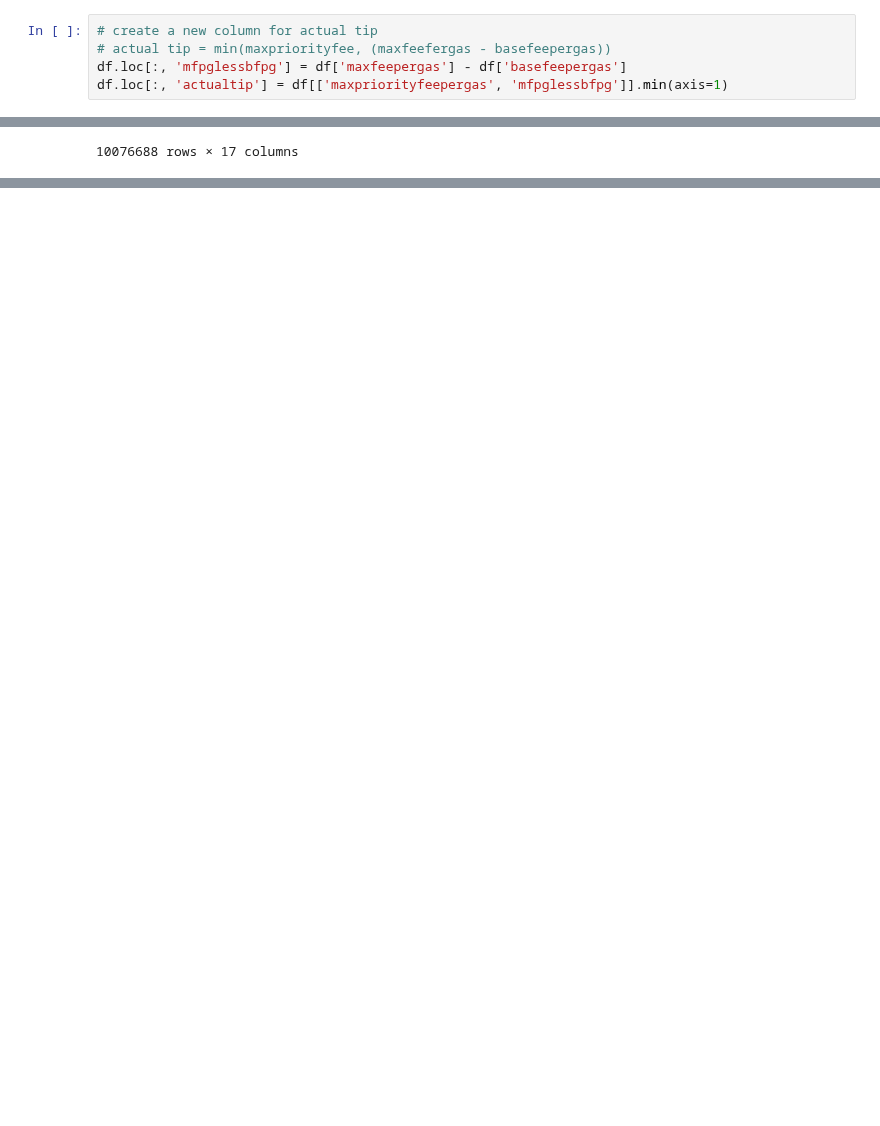
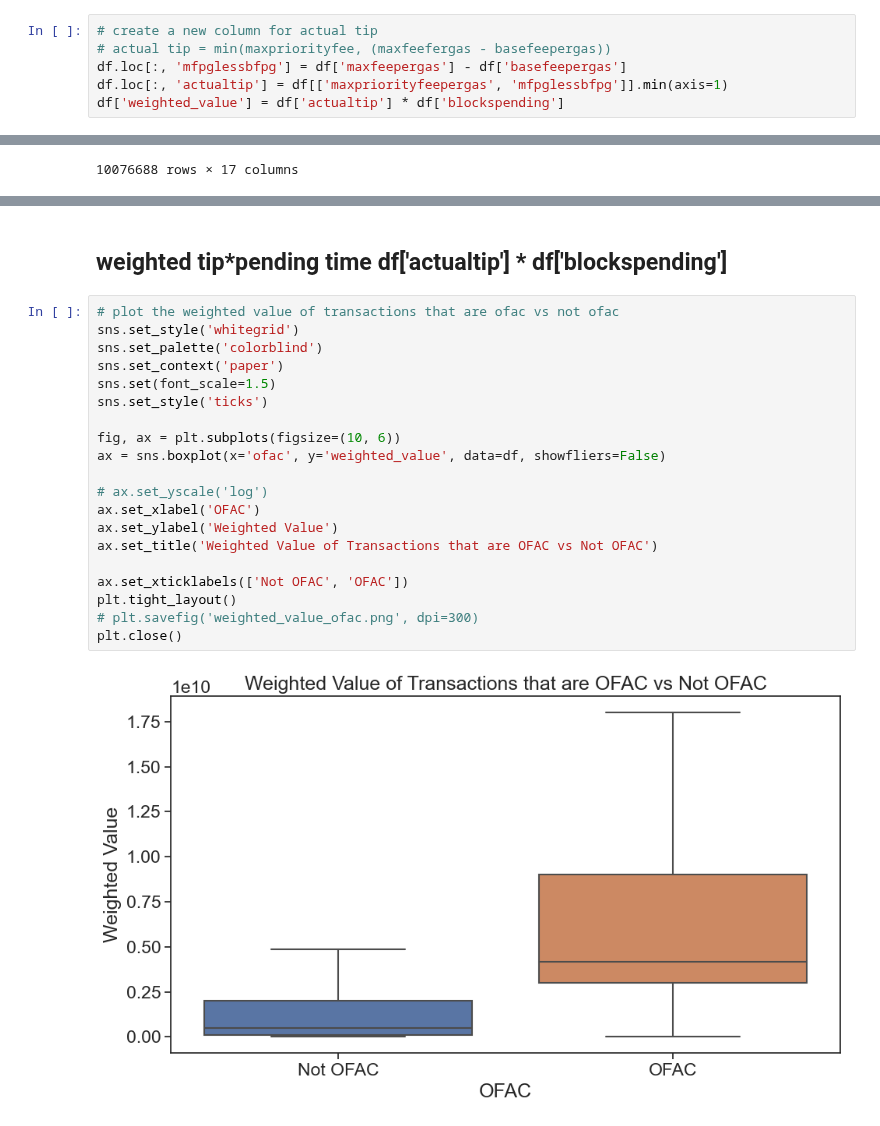
Before and after one commit to krzhang/camcos, a Jupyter notebook: CAMCOS_2023F/Data_Exploration/ofac/blockpending_dist_comparison.ipynb, the cells around one changed output, grey strips where cells are left out. Drawn from its saved outputs; the diff is of its cells as text; blank space fills up the shorter version.

Commit message:
add plots

```diff
--- a/CAMCOS_2023F/Data_Exploration/ofac/blockpending_dist_comparison.ipynb
+++ b/CAMCOS_2023F/Data_Exploration/ofac/blockpending_dist_comparison.ipynb
@@ -105,3 +105,4 @@ Number of non-OFAC transactions:  10075568
 # actual tip = min(maxpriorityfee, (maxfeefergas - basefeepergas))
 df.loc[:, 'mfpglessbfpg'] = df['maxfeepergas'] - df['basefeepergas']
 df.loc[:, 'actualtip'] = df[['maxpriorityfeepergas', 'mfpglessbfpg']].min(axis=1)
+df['weighted_value'] = df['actualtip'] * df['blockspending']
@@ -206,2 +221,26 @@ plt.savefig('offered_tip_compare.png', dpi=300)
 # %% [output]
 [figure]
+# %% [markdown]
+## weighted tip*pending time df['actualtip'] * df['blockspending']
+# %%
+# plot the weighted value of transactions that are ofac vs not ofac
+sns.set_style('whitegrid')
+sns.set_palette('colorblind')
+sns.set_context('paper')
+sns.set(font_scale=1.5)
+sns.set_style('ticks')
+
+fig, ax = plt.subplots(figsize=(10, 6))
+ax = sns.boxplot(x='ofac', y='weighted_value', data=df, showfliers=False)
+
+# ax.set_yscale('log')
+ax.set_xlabel('OFAC')
+ax.set_ylabel('Weighted Value')
+ax.set_title('Weighted Value of Transactions that are OFAC vs Not OFAC')
+
+ax.set_xticklabels(['Not OFAC', 'OFAC'])
+plt.tight_layout()
+# plt.savefig('weighted_value_ofac.png', dpi=300)
+plt.close()
+# %% [output]
+[figure, added]
```
Also changed, not shown: parts of 11 cells of this notebook.
